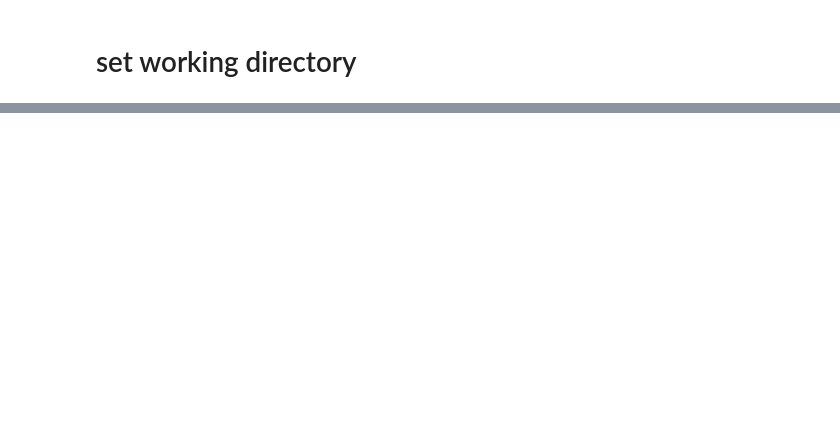
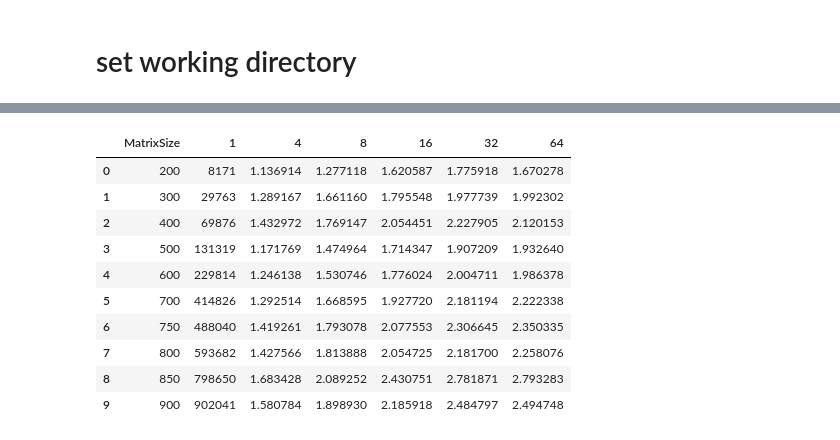
Before and after one commit to michaelsouza/CC0325, a Jupyter notebook: codes/matmat/matmat.ipynb, the cells around one changed output, grey strips where cells are left out. Saved outputs shown, nothing was run; the diff lists cells and outputs as text; code cells hidden in the pictures; blank space fills up the shorter version.

```diff
--- a/codes/matmat/matmat.ipynb
+++ b/codes/matmat/matmat.ipynb
@@ -127,0 +77,31 @@ plot_polynomial_fit(df_blas)
+# %%
+# Create a speedup dataframe for each block size
+df.sort_values(by=['MatrixSize', 'BlockSize'], inplace=True)
+df_speedup = {"MatrixSize": []}
+for _, row in df.iterrows():
+    matrix_size = row["MatrixSize"]
+    if matrix_size not in df_speedup["MatrixSize"]:
+        df_speedup["MatrixSize"].append(matrix_size)
+    block_size = str(row["BlockSize"])
+    if block_size not in df_speedup:
+        df_speedup[block_size] = []
+    df_speedup[block_size].append(row["Time(us)"])
+df_speedup = pd.DataFrame(df_speedup)
+df_speedup.head()
+
+for block_size in df_speedup.columns[2:]:
+    df_speedup[block_size] = df_speedup['1'] / df_speedup[block_size]
+
+df_speedup
+# %% [output]
+|  | MatrixSize | 1 | 4 | 8 | 16 | 32 | 64 |
+| 0 | 200 | 8171 | 1.136914 | 1.277118 | 1.620587 | 1.775918 | 1.670278 |
+| 1 | 300 | 29763 | 1.289167 | 1.661160 | 1.795548 | 1.977739 | 1.992302 |
+| 2 | 400 | 69876 | 1.432972 | 1.769147 | 2.054451 | 2.227905 | 2.120153 |
+| 3 | 500 | 131319 | 1.171769 | 1.474964 | 1.714347 | 1.907209 | 1.932640 |
+| 4 | 600 | 229814 | 1.246138 | 1.530746 | 1.776024 | 2.004711 | 1.986378 |
+| 5 | 700 | 414826 | 1.292514 | 1.668595 | 1.927720 | 2.181194 | 2.222338 |
+| 6 | 750 | 488040 | 1.419261 | 1.793078 | 2.077553 | 2.306645 | 2.350335 |
+| 7 | 800 | 593682 | 1.427566 | 1.813888 | 2.054725 | 2.181700 | 2.258076 |
+| 8 | 850 | 798650 | 1.683428 | 2.089252 | 2.430751 | 2.781871 | 2.793283 |
+| 9 | 900 | 902041 | 1.580784 | 1.898930 | 2.185918 | 2.484797 | 2.494748 |
```
Also changed, not shown: parts of 20 cells of this notebook, 1 other file.
